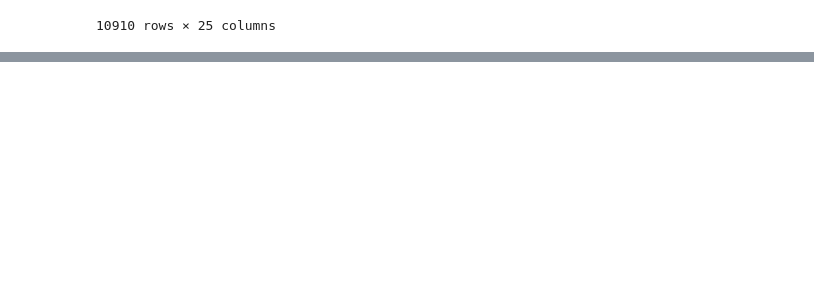
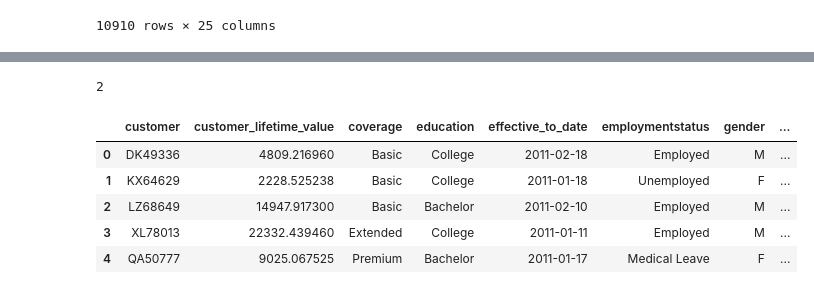
Before and after one commit to TomSchouten/lab-customer-analysis-round-2, a Jupyter notebook: files_for_lab/csv_files/Round2.ipynb, the cells around one changed output, grey strips where cells are left out. Cells and saved outputs as stored; diff of their text form; code cells hidden in the pictures; blank space fills up the shorter version.

```diff
--- a/files_for_lab/csv_files/Round2.ipynb
+++ b/files_for_lab/csv_files/Round2.ipynb
@@ -79,0 +103,4 @@ dtype: object
+# %%
+#vehicle type is useless so drop the column, and the other NaN are small amounts so ill drop them too
+
+file1 = file1.drop(['vehicle_type','state','response','months_since_last_claim','vehicle_class','vehicle_size','number_of_open_complaints'], axis=1)
@@ -80 +142,5 @@ dtype: object
+# %%
+#converting datatype to datetime
+
+file1['effective_to_date']= pd.to_datetime(file1['effective_to_date'], errors='coerce')
 # %%
@@ -93,0 +168,15 @@ array(['2/18/11', '1/18/11', '2/10/11', '1/11/11', '1/17/11', '2/14/11',
+# %%
+file1['effective_to_date'][0].month
+# %% [output]
+2
+# %%
+file1['month'] = file1['effective_to_date'].dt.month
+
+file1.head()
+# %% [output]
+|  | customer | customer_lifetime_value | coverage | education | effective_to_date | employmentstatus | gender | ... |
+| 0 | DK49336 | 4809.216960 | Basic | College | 2011-02-18 | Employed | M | ... |
+| 1 | KX64629 | 2228.525238 | Basic | College | 2011-01-18 | Unemployed | F | ... |
+| 2 | LZ68649 | 14947.917300 | Basic | Bachelor | 2011-02-10 | Employed | M | ... |
+| 3 | XL78013 | 22332.439460 | Extended | College | 2011-01-11 | Employed | M | ... |
+| 4 | QA50777 | 9025.067525 | Premium | Bachelor | 2011-01-17 | Medical Leave | F | ... |
```
Also changed, not shown: parts of 6 cells of this notebook.
